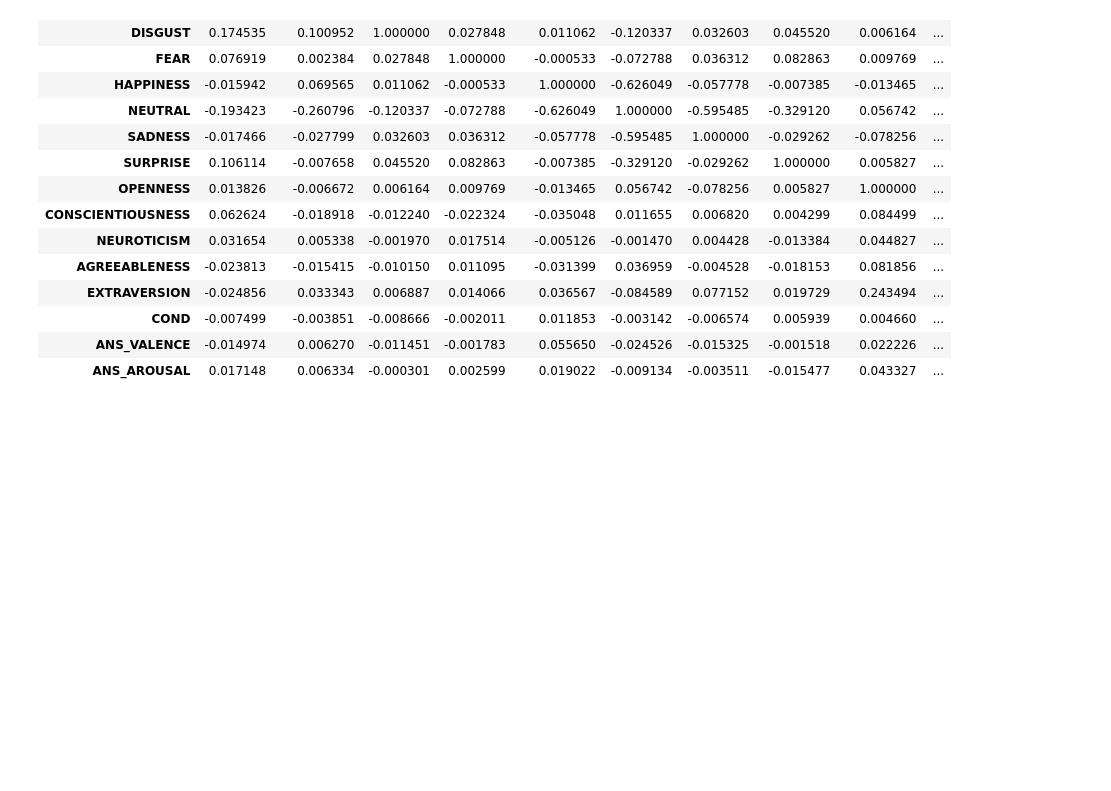
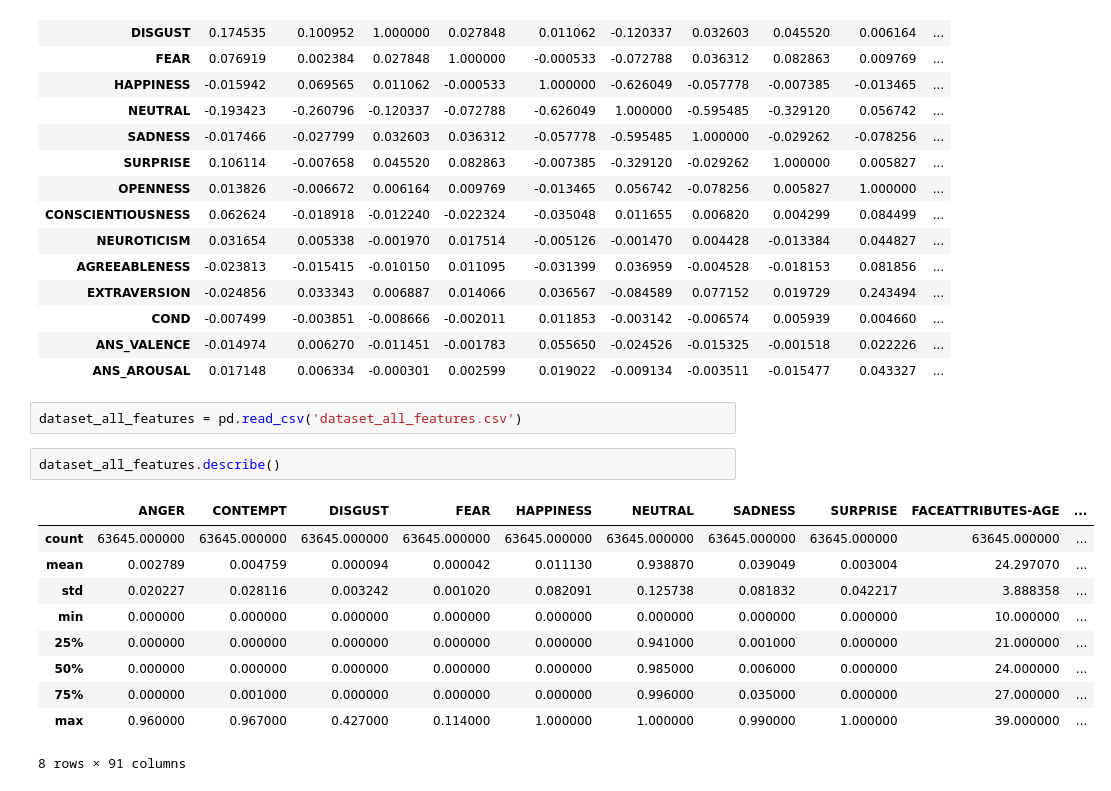
Before and after one commit to wojciklukasz/WorkshopAI, a Jupyter notebook: dataset_information.ipynb, the cells around one changed output. Drawn from its saved outputs; the diff is of its cells as text; blank space fills up the shorter version.

```diff
--- a/dataset_information.ipynb
+++ b/dataset_information.ipynb
@@ -108,3 +108,18 @@ corr_matrix
 | COND | -0.007499 | -0.003851 | -0.008666 | -0.002011 | 0.011853 | -0.003142 | -0.006574 | 0.005939 | 0.004660 | ... |
 | ANS_VALENCE | -0.014974 | 0.006270 | -0.011451 | -0.001783 | 0.055650 | -0.024526 | -0.015325 | -0.001518 | 0.022226 | ... |
 | ANS_AROUSAL | 0.017148 | 0.006334 | -0.000301 | 0.002599 | 0.019022 | -0.009134 | -0.003511 | -0.015477 | 0.043327 | ... |
+# %%
+dataset_all_features = pd.read_csv('dataset_all_features.csv')
+# %%
+dataset_all_features.describe()
+# %% [output]
+|  | ANGER | CONTEMPT | DISGUST | FEAR | HAPPINESS | NEUTRAL | SADNESS | SURPRISE | FACEATTRIBUTES-AGE | ... |
+| count | 63645.000000 | 63645.000000 | 63645.000000 | 63645.000000 | 63645.000000 | 63645.000000 | 63645.000000 | 63645.000000 | 63645.000000 | ... |
+| mean | 0.002789 | 0.004759 | 0.000094 | 0.000042 | 0.011130 | 0.938870 | 0.039049 | 0.003004 | 24.297070 | ... |
+| std | 0.020227 | 0.028116 | 0.003242 | 0.001020 | 0.082091 | 0.125738 | 0.081832 | 0.042217 | 3.888358 | ... |
+| min | 0.000000 | 0.000000 | 0.000000 | 0.000000 | 0.000000 | 0.000000 | 0.000000 | 0.000000 | 10.000000 | ... |
+| 25% | 0.000000 | 0.000000 | 0.000000 | 0.000000 | 0.000000 | 0.941000 | 0.001000 | 0.000000 | 21.000000 | ... |
+| 50% | 0.000000 | 0.000000 | 0.000000 | 0.000000 | 0.000000 | 0.985000 | 0.006000 | 0.000000 | 24.000000 | ... |
+| 75% | 0.000000 | 0.001000 | 0.000000 | 0.000000 | 0.000000 | 0.996000 | 0.035000 | 0.000000 | 27.000000 | ... |
+| max | 0.960000 | 0.967000 | 0.427000 | 0.114000 | 1.000000 | 1.000000 | 0.990000 | 1.000000 | 39.000000 | ... |
+8 rows × 91 columns
```
Also changed, not shown: parts of 2 cells of this notebook, 2 other files.
